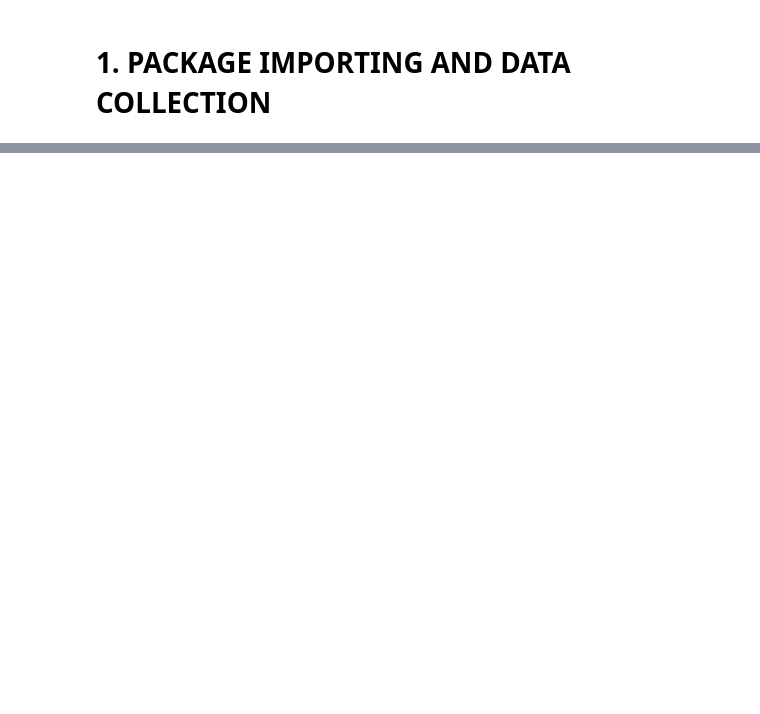
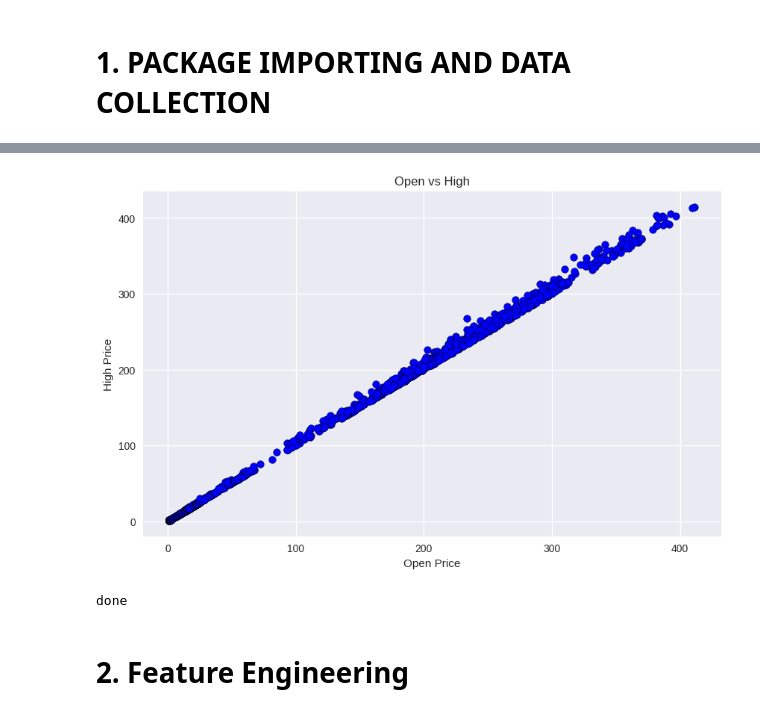
Before and after one commit to Foluwa/mscthesis, a Jupyter notebook: ARIMA_NOTEBOOK.ipynb, the cells around one changed output, grey strips where cells are left out. Drawn from its saved outputs; the diff is of its cells as text; code cells hidden in the pictures; blank space fills up the shorter version.

```diff
--- a/ARIMA_NOTEBOOK.ipynb
+++ b/ARIMA_NOTEBOOK.ipynb
@@ -415,0 +95,7 @@ adf_results, critical_values = stationarity_test(df['Close'])
+# %%
+# Download data
+TICKER = "TSLA"
+df_tsla = pd.read_csv(f"{TICKER}.csv")
+
+# gs = yf.download(TICKER, start="2020-01-01", end="2021-01-01")
+# df_tsla = yf.download(TICKER, start="2011-01-01", end="2021-01-01")
@@ -415,0 +104,19 @@ adf_results, critical_values = stationarity_test(df['Close'])
+# %%
+# Download TSLA stock data
+ticker = yf.Ticker(TICKER)
+df = ticker.history(start="2023-01-01", end="2023-08-02")
+
+# Reset index to make 'Date' a column
+df.reset_index(inplace=True)
+
+# Convert 'Date' column to the desired format
+df['Date'] = df['Date'].dt.strftime('%Y-%m-%d')
+
+# Set 'Date' back as index if needed
+df.set_index('Date')
+
+# Split the data into training and test sets
+train_size = int(len(df['Close']) * 0.8)
+
+train, test = train_test_split(df['Close'], test_size=0.2, shuffle=False)
+# train, test = train_test_split(df, test_size=0.2, shuffle=False)
@@ -415,0 +158,17 @@ adf_results, critical_values = stationarity_test(df['Close'])
+# %%
+def plot_open_vs_high(df):
+    plt.figure(figsize=(10, 6))
+    plt.scatter(df['Open'], df['High'], color='blue', edgecolor='black')
+    plt.title('Open vs High')
+    plt.xlabel('Open Price')
+    plt.ylabel('High Price')
+    plt.grid(True)
+    plt.show()
+    print('done')
+# %%
+plot_open_vs_high(df_tsla)
+# %% [output]
+[figure, added]
+done
+# %% [markdown]
+# 2. Feature Engineering
```
Also changed, not shown: parts of 68 cells of this notebook, 1 other file.
